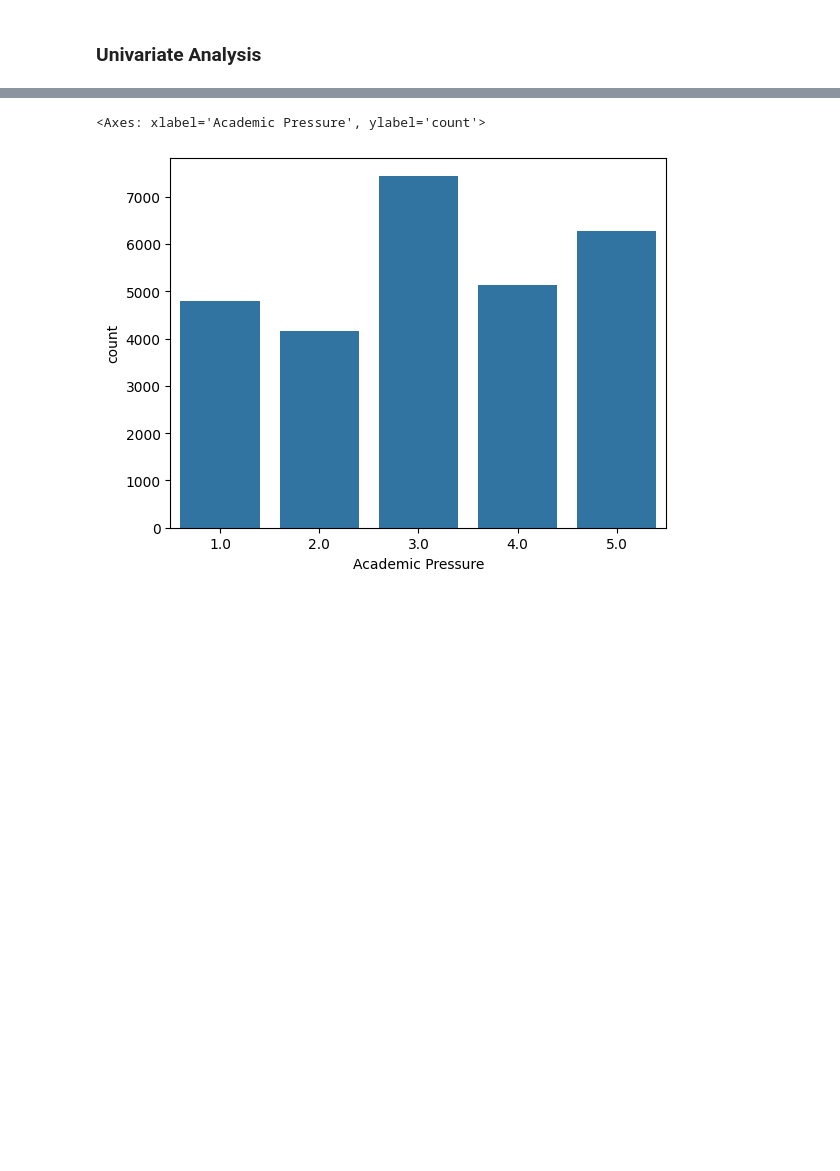
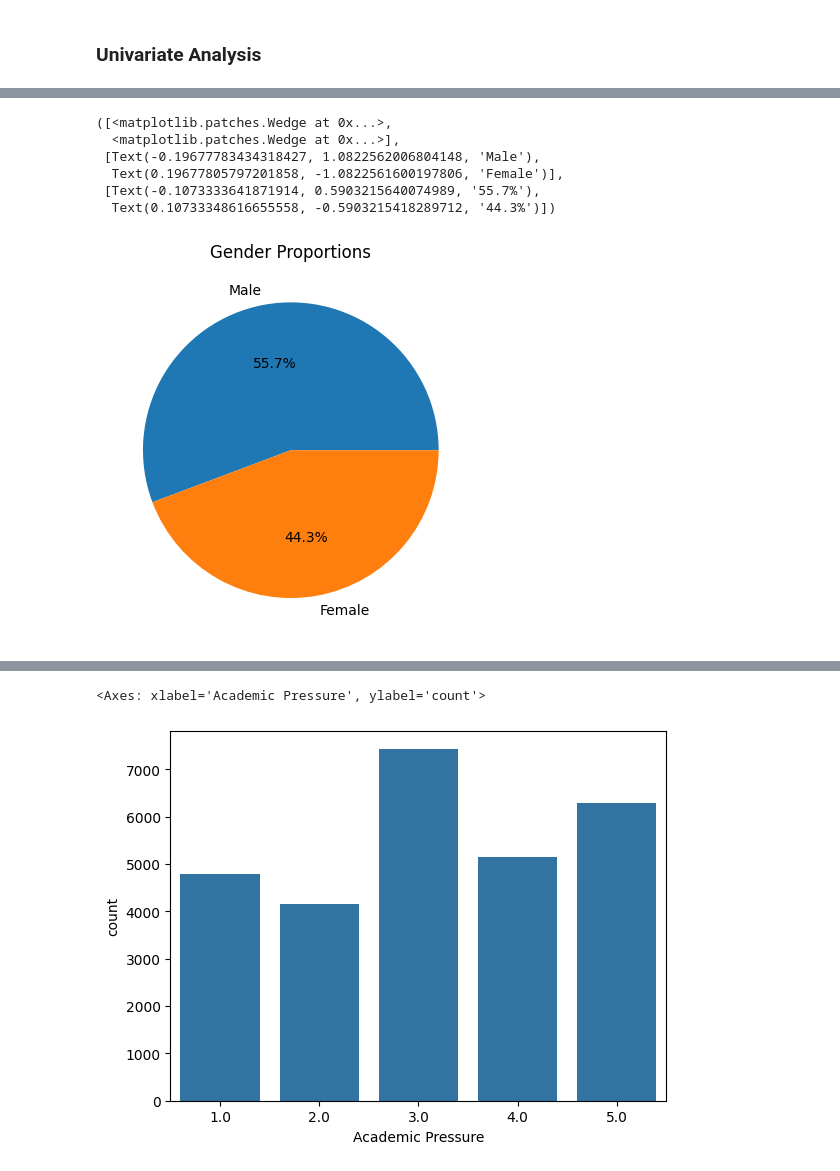
Before and after one commit to Siddharth-Saravanan/Student_Depression_Analysis_and_Prediction_using_Machine_Learning, a Jupyter notebook: student_depression_prediction.ipynb, the cells around one changed output, grey strips where cells are left out. Cells and saved outputs as stored; diff of their text form; code cells hidden in the pictures; blank space fills up the shorter version.

```diff
--- a/student_depression_prediction.ipynb
+++ b/student_depression_prediction.ipynb
@@ -551 +559,12 @@ Index(['id', 'Gender', 'Age', 'City', 'Profession', 'Academic Pressure',
       dtype='object')
+# %%
+plt.title('Gender Proportions')
+plt.pie(depr_df['Gender'].value_counts(), labels=depr_df['Gender'].unique(), autopct='%1.1f%%')
+# %% [output]
+([<matplotlib.patches.Wedge at 0x...>,
+  <matplotlib.patches.Wedge at 0x...>],
+ [Text(-0.19677783434318427, 1.0822562006804148, 'Male'),
+  Text(0.19677805797201858, -1.0822561600197806, 'Female')],
+ [Text(-0.1073333641871914, 0.5903215640074989, '55.7%'),
+  Text(0.10733348616655558, -0.5903215418289712, '44.3%')])
+[figure, added]
```
Also changed, not shown: parts of 16 cells of this notebook.
